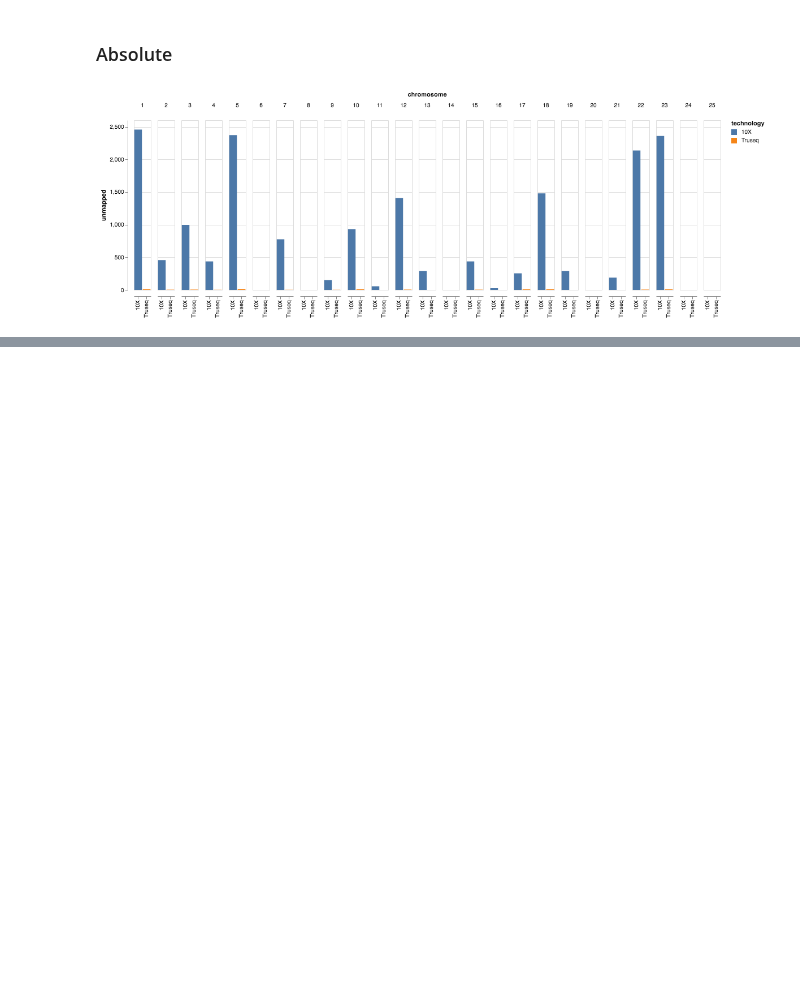
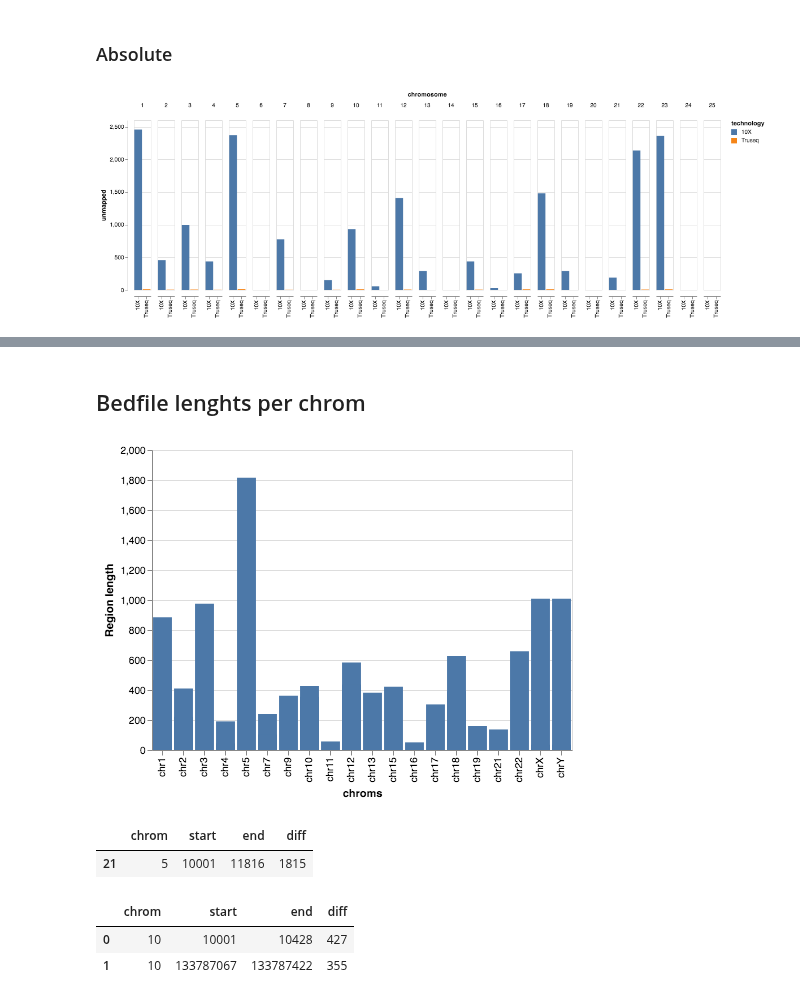
Before and after one commit to umccr/10x, a Jupyter notebook: telomeres/notebooks/counts.ipynb, the cells around one changed output, grey strips where cells are left out. Drawn from its saved outputs; the diff is of its cells as text; code cells hidden in the pictures; blank space fills up the shorter version.

Commit message:
Drafting telomere length normalization. Mapped/unmapped pct change coming up next

```diff
--- a/telomeres/notebooks/counts.ipynb
+++ b/telomeres/notebooks/counts.ipynb
@@ -260,0 +366,14 @@ tech_chart_unmapped
+# %% [markdown]
+## Bedfile lenghts per chrom
+# %%
+telobed = pd.read_csv('../data/processed/hg38_igv_manual.bed', sep='\t', names=['chrom', 'start', 'end'])
+telobed['diff'] = telobed['end'] - telobed['start']
+
+telobedplot = alt.Chart(telobed).mark_bar().encode(
+        alt.X('chrom:N', axis=alt.Axis(title='chroms'), sort=chr_array),
+        alt.Y('diff:Q', axis=alt.Axis(title='Region length'))
+)
+
+telobedplot
+# %% [output]
+[figure, added]
@@ -260,0 +382,11 @@ tech_chart_unmapped
+# %%
+telobed_nums[telobed_nums['chrom'] == '5'].head()
+# %% [output]
+|  | chrom | start | end | diff |
+| 21 | 5 | 10001 | 11816 | 1815 |
+# %%
+telobed_nums[telobed_nums['chrom'] == '10'].head()
+# %% [output]
+|  | chrom | start | end | diff |
+| 0 | 10 | 10001 | 10428 | 427 |
+| 1 | 10 | 133787067 | 133787422 | 355 |
```
Also changed, not shown: parts of 9 cells of this notebook.
